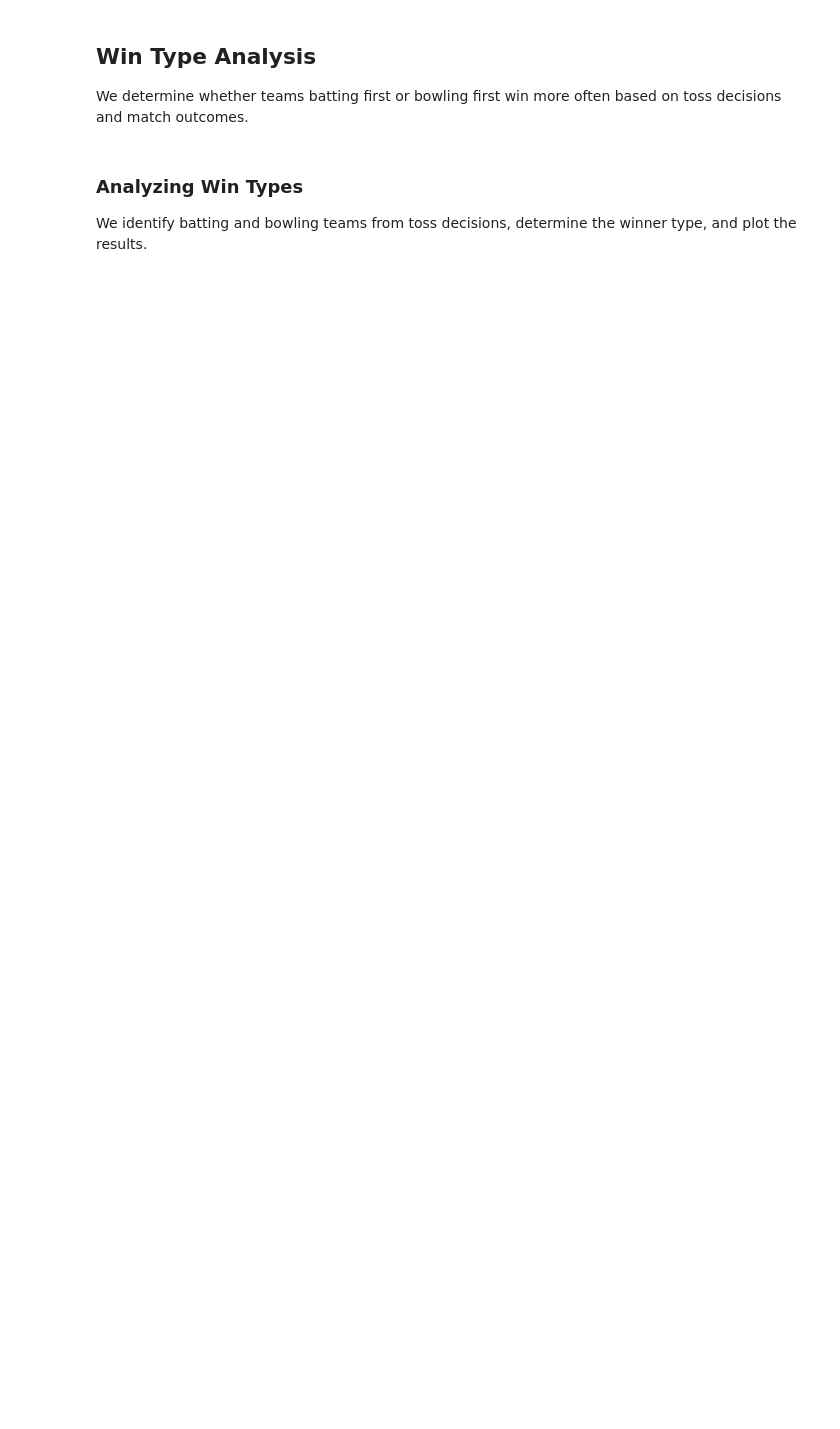
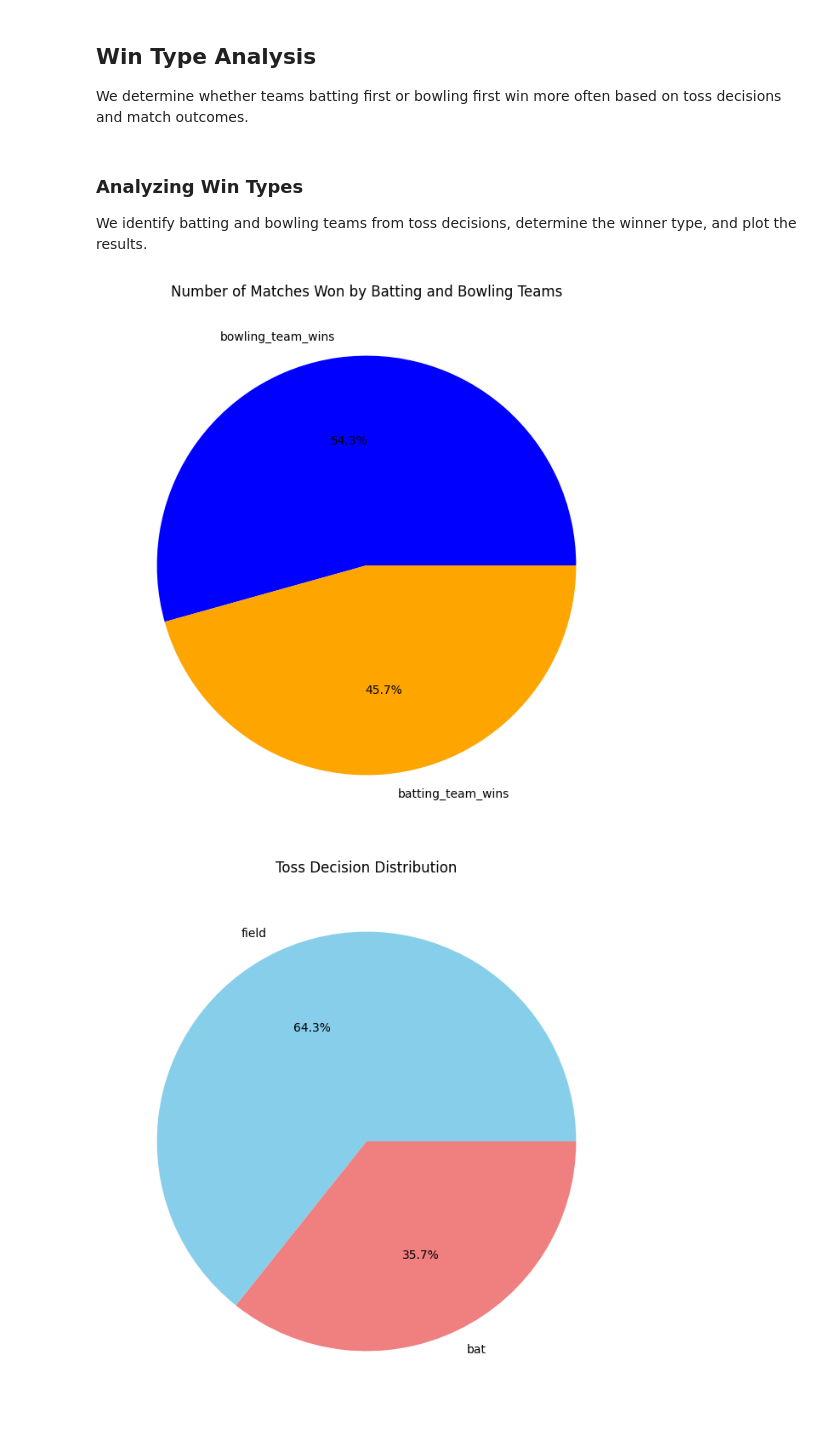
Before and after one commit to Yosemite0/Score_Predictor, a Jupyter notebook: eda.ipynb, the cells around one changed output. Drawn from its saved outputs; the diff is of its cells as text; code cells hidden in the pictures; blank space fills up the shorter version.

```diff
--- a/eda.ipynb
+++ b/eda.ipynb
@@ -534,27 +568,59 @@ We identify batting and bowling teams from toss decisions, determine the winner
 # %%
 # Determine batting and bowling teams based on toss decision
 match_data['batting_team'] = match_data.apply(
     lambda row: row['toss_winner'] if row['toss_decision'] == 'bat' else (row['team1'] if row['toss_winner'] == row['team2'] else row['team2']),
     axis=1
 )
 match_data['bowling_team'] = match_data.apply(
     lambda row: row['team1'] if row['batting_team'] == row['team2'] else row['team2'],
     axis=1
 )
 
 # Determine if the batting or bowling team won
 match_data['winning_team'] = match_data['winner']
 match_data['win_type'] = match_data.apply(
     lambda row: 'batting_team_wins' if row['winning_team'] == row['batting_team'] else 'bowling_team_wins',
     axis=1
 )
 
 # Count the number of wins for each type
 win_counts = match_data['win_type'].value_counts()
-print(win_counts)
+
 
 # Plot the pie chart
 win_counts.plot(kind='pie', autopct='%1.1f%%', colors=['blue', 'orange'], figsize=(8, 8))
 plt.title('Number of Matches Won by Batting and Bowling Teams')
 plt.ylabel('')
 plt.show()
+
+toss_decision_counts = match_data['toss_decision'].value_counts()
+
+# Plot the pie chart
+plt.figure(figsize=(8, 8))
+toss_decision_counts.plot(kind='pie', autopct='%1.1f%%', colors=['skyblue', 'lightcoral'])
+plt.title('Toss Decision Distribution')
+plt.ylabel('')
+plt.show()
+
+# Determine toss decider winning
+match_data['toss_decider_wins'] = match_data.apply(
+    lambda row: 'toss_winner_wins' if row['toss_winner'] == row['winner'] else 'toss_loser_wins',
+    axis=1
+)
+
+# Count the number of wins for each type
+toss_win_counts = match_data['toss_decider_wins'].value_counts()
+
+# Plot the pie chart
+plt.figure(figsize=(8, 8))
+toss_win_counts.plot(kind='pie', autopct='%1.1f%%', colors=['lightgreen', 'lightcoral'])
+plt.title('Matches Won by Toss Winner vs Toss Loser')
+plt.ylabel('')
+plt.show()
+
+print(win_counts)
+print(toss_decision_counts)
+print(toss_win_counts)
+# %% [output]
+[figure, added]
+[figure, added]
```
Also changed, not shown: parts of 6 cells of this notebook, 1 other file.
